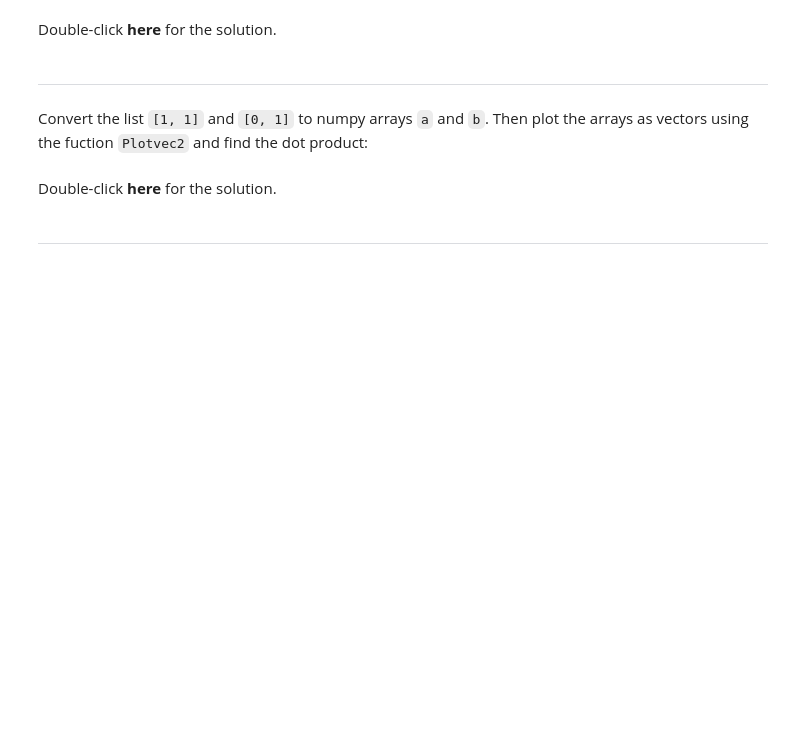
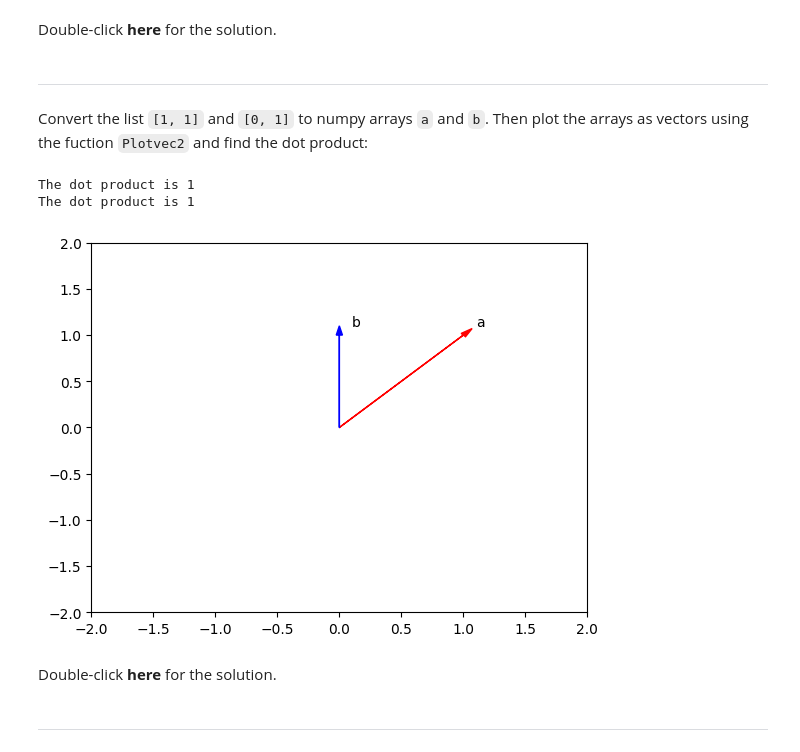
Before and after one commit to faco229/CoxHW7.5, a Jupyter notebook: notebooks/BAE305_Python_HW_Notebook/PY0101EN-5-1-Numpy1D.ipynb, the cells around one changed output. Cells and saved outputs as stored; diff of their text form; code cells hidden in the pictures; blank space fills up the shorter version.

```diff
--- a/notebooks/BAE305_Python_HW_Notebook/PY0101EN-5-1-Numpy1D.ipynb
+++ b/notebooks/BAE305_Python_HW_Notebook/PY0101EN-5-1-Numpy1D.ipynb
@@ -518,3 +630,14 @@ Convert the list <code>[1, 1]</code> and <code>[0, 1]</code> to numpy arrays <co
+# %%
+# Write your code below and press Shift+Enter to execute
+a = np.array([1, 1])
+b = np.array([0, 1])
+Plotvec2(a, b)
+print("The dot product is", np.dot(a, b))
+print("The dot product is", np.dot(a, b))
+# %% [output]
+The dot product is 1
+The dot product is 1
+[figure, added]
 # %% [markdown]
 Double-click __here__ for the solution.
 
```
Also changed, not shown: parts of 47 cells of this notebook, 12 other files.
